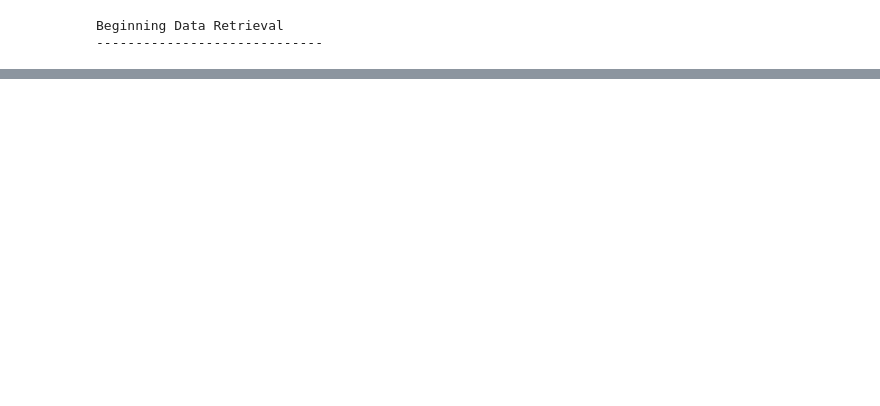
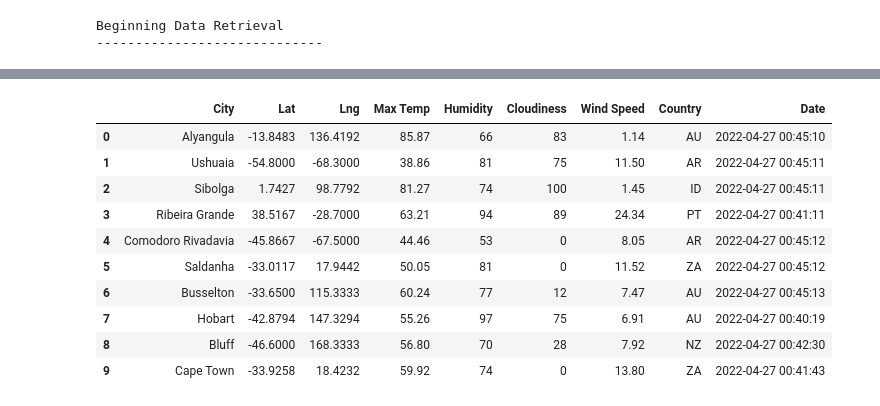
Before and after one commit to michael999999999/World_Weather_Analysis, a Jupyter notebook: WeatherPy.ipynb, the cells around one changed output, grey strips where cells are left out. Drawn from its saved outputs; the diff is of its cells as text; code cells hidden in the pictures; blank space fills up the shorter version.

```diff
--- a/WeatherPy.ipynb
+++ b/WeatherPy.ipynb
@@ -149,0 +148,18 @@ print(city_url)
+# %%
+# 6.2.7
+
+# Convert the array of dictionaries to a Pandas DataFrame.
+city_data_df = pd.DataFrame(city_data)
+city_data_df.head(10)
+# %% [output]
+|  | City | Lat | Lng | Max Temp | Humidity | Cloudiness | Wind Speed | Country | Date |
+| 0 | Alyangula | -13.8483 | 136.4192 | 85.87 | 66 | 83 | 1.14 | AU | 2022-04-27 00:45:10 |
+| 1 | Ushuaia | -54.8000 | -68.3000 | 38.86 | 81 | 75 | 11.50 | AR | 2022-04-27 00:45:11 |
+| 2 | Sibolga | 1.7427 | 98.7792 | 81.27 | 74 | 100 | 1.45 | ID | 2022-04-27 00:45:11 |
+| 3 | Ribeira Grande | 38.5167 | -28.7000 | 63.21 | 94 | 89 | 24.34 | PT | 2022-04-27 00:41:11 |
+| 4 | Comodoro Rivadavia | -45.8667 | -67.5000 | 44.46 | 53 | 0 | 8.05 | AR | 2022-04-27 00:45:12 |
+| 5 | Saldanha | -33.0117 | 17.9442 | 50.05 | 81 | 0 | 11.52 | ZA | 2022-04-27 00:45:12 |
+| 6 | Busselton | -33.6500 | 115.3333 | 60.24 | 77 | 12 | 7.47 | AU | 2022-04-27 00:45:13 |
+| 7 | Hobart | -42.8794 | 147.3294 | 55.26 | 97 | 75 | 6.91 | AU | 2022-04-27 00:40:19 |
+| 8 | Bluff | -46.6000 | 168.3333 | 56.80 | 70 | 28 | 7.92 | NZ | 2022-04-27 00:42:30 |
+| 9 | Cape Town | -33.9258 | 18.4232 | 59.92 | 74 | 0 | 13.80 | ZA | 2022-04-27 00:41:43 |
```
Also changed, not shown: parts of 6 cells of this notebook.
